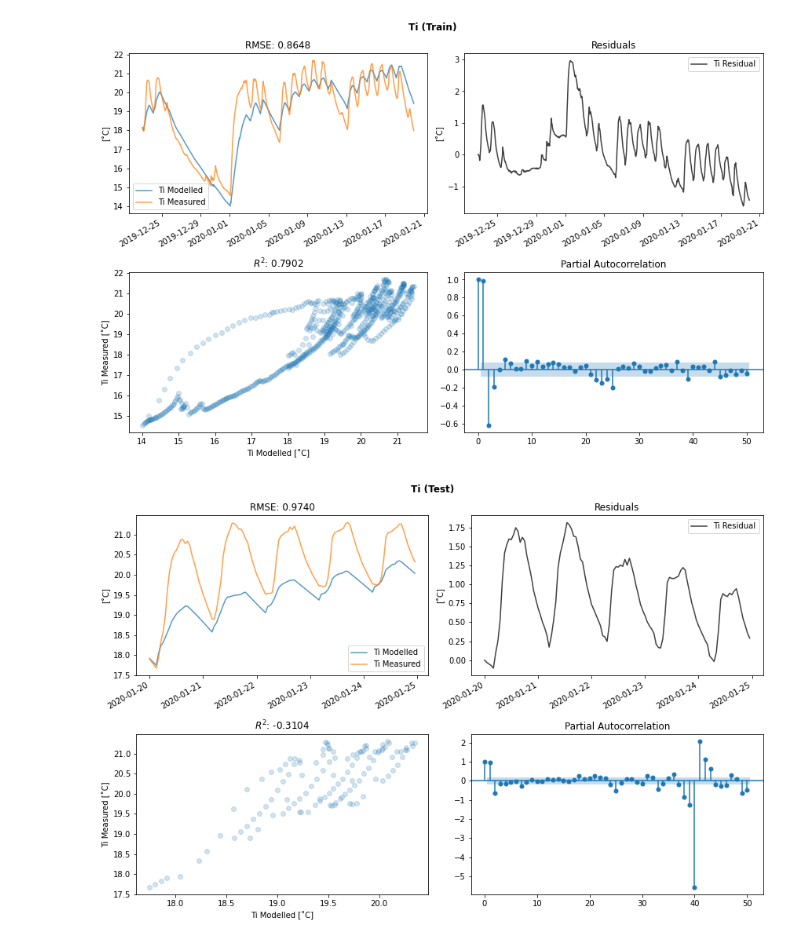
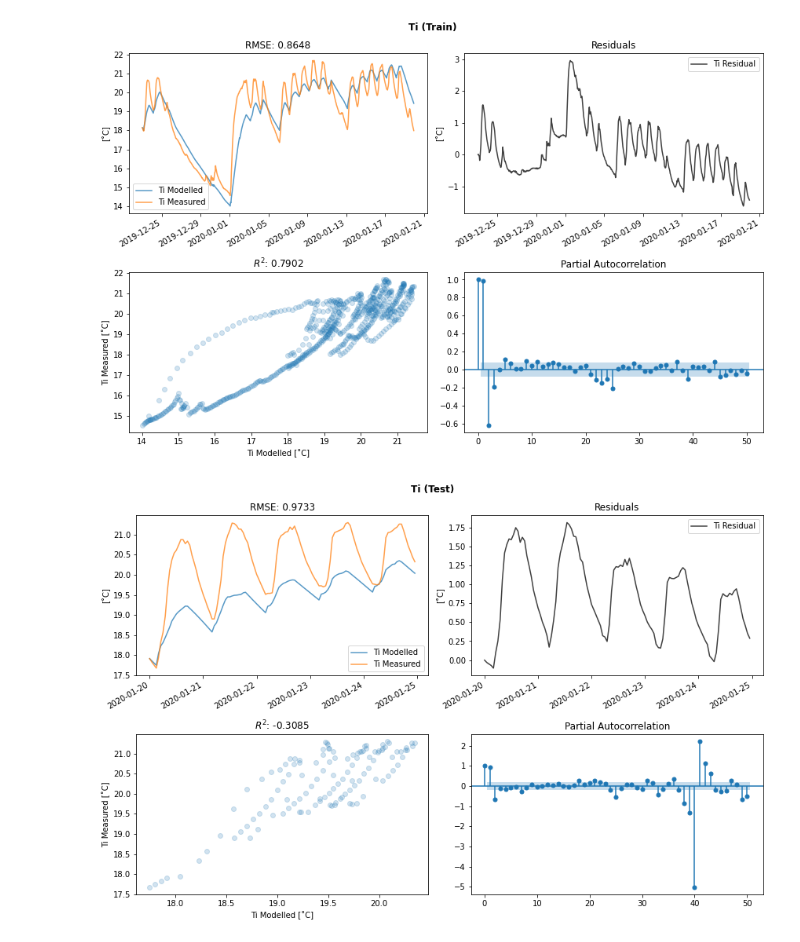
Before and after one commit to czagoni/darkgreybox, a Jupyter notebook: docs/tutorials/darkgrey_poc_demo_04.ipynb, the cells around one changed output. Saved outputs shown, nothing was run; the diff lists cells and outputs as text; code cells hidden in the pictures.

Commit message:
docs: fix plotting incorrect model for Ti in Demo 04 (#33)

```diff
--- a/docs/tutorials/darkgrey_poc_demo_04.ipynb
+++ b/docs/tutorials/darkgrey_poc_demo_04.ipynb
@@ -246,6 +266,6 @@ plot(y_train, df.loc[4, ('train', 'model_result')], 'Ti (Train)')
 # %% [output]
 [figure]
 # %%
-plot(y_test, df.loc[4, ('test', 'model_result')], 'Ti (Test)')
+plot(y_test, df.loc[10, ('test', 'model_result')], 'Ti (Test)')
 # %% [output]
-[figure, old version]
+[figure, new version]
```
Also changed, not shown: parts of 5 cells of this notebook.
